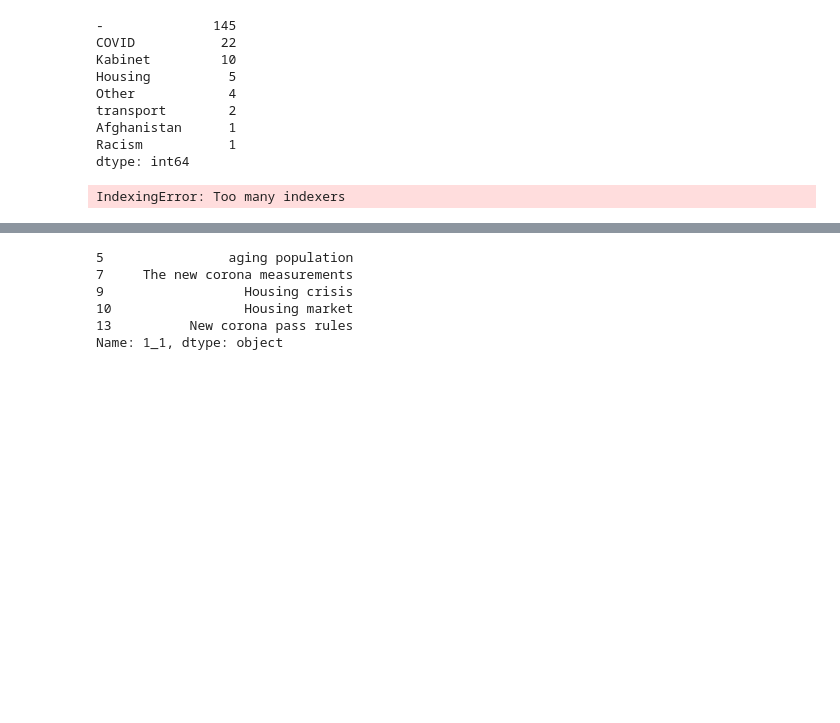
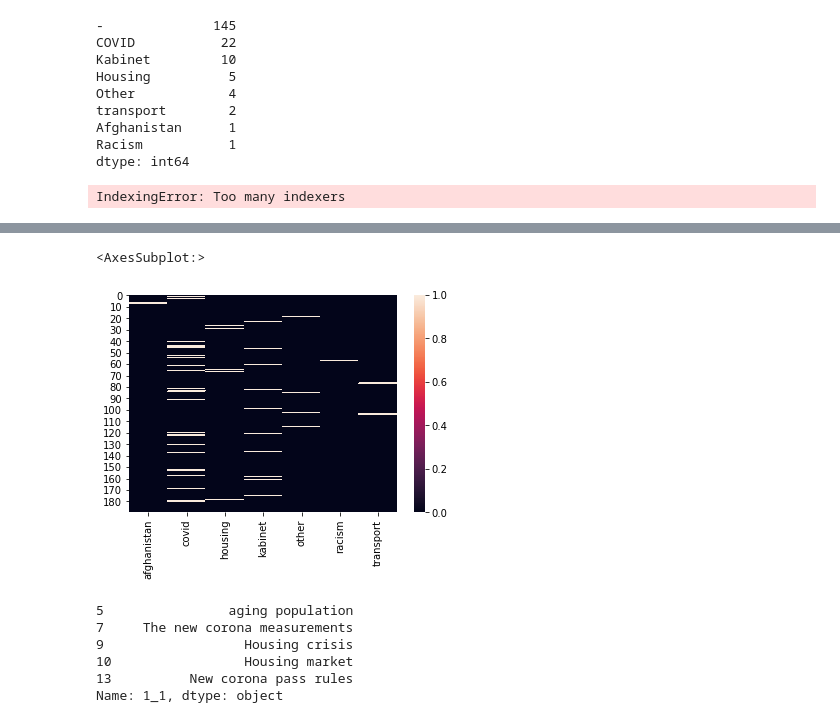
Before and after one commit to vresendez/FYP, a Jupyter notebook: FYP.Test1.11.09.ipynb, the cells around one changed output, grey strips where cells are left out. Drawn from its saved outputs; the diff is of its cells as text; code cells hidden in the pictures; blank space fills up the shorter version.

```diff
--- a/FYP.Test1.11.09.ipynb
+++ b/FYP.Test1.11.09.ipynb
@@ -1023,12 +951,18 @@ issuesIDALL
 # %%
 issuesIDALL = issuesIDALL[issuesIDALL['group'].notna()]
 # %%
+#manual coding to compare
+#proof reliable the automated coding is == to compare
+#use markdown to explain all explains and justify/remember steps
+#word matching
+#Here I try to automate the recoding by adding a topic when one of the strings contain a specific word
+# e.g. corona = COVID19, Klimaat = Climate
 issuesIDALL['MIP1_R'] = pd.np.where(issuesIDALL.MIP1.str.contains("NAN"), "-",
                                pd.np.where(issuesIDALL.MIP1.str.contains("corona"), "COVID",
                                pd.np.where(issuesIDALL.MIP1.str.contains("Corona"), "COVID",
                                pd.np.where(issuesIDALL.MIP1.str.contains("facemask"), "COVID",
                                pd.np.where(issuesIDALL.MIP1.str.contains("Covid"), "COVID",
-                               pd.np.where(issuesIDALL.MIP1.str.contains("rapid tests"), "Rapid tests",
+                               pd.np.where(issuesIDALL.MIP1.str.contains("rapid tests"), "COVID",
                                pd.np.where(issuesIDALL.MIP1.str.contains("environement"), "Climate",
                                pd.np.where(issuesIDALL.MIP1.str.contains("Pollution"), "Climate",
                                            pd.np.where(issuesIDALL.MIP1.str.contains("CO2"), "Climate",
@@ -1320,0 +1291,12 @@ print(result)
+# %%
+import pandas as pd
+from sklearn.feature_extraction.text import CountVectorizer
+
+corpus = issuesIDALL["MIP1_R"]
+df = pd.DataFrame(data=corpus)
+
+vectorizer = CountVectorizer()
+X = vectorizer.fit_transform(df.values.ravel())
+col = vectorizer.get_feature_names()
+result_MIP1_R = pd.DataFrame(data=X.toarray(), columns = col)
+print(result_MIP1_R)
@@ -1321,3 +1318,11 @@ print(result)
+# %%
+#plot matrix
+from io import StringIO # string to data frame
+import seaborn as sns # plotting
+sns.heatmap(result_MIP1_R)x
+# %% [output]
+<AxesSubplot:>
+[figure, added]
 # %%
 COVID = ['corona', 'Corona', 'coronapas', 'COVID', 'CoronaCheck', 'Covid', 'COVID-19', 'vaccination', 'virus', 'covid', 'vaccine', 'CoronaCheck', 'COVID-19']
 
```
Also changed, not shown: parts of 88 cells of this notebook.
